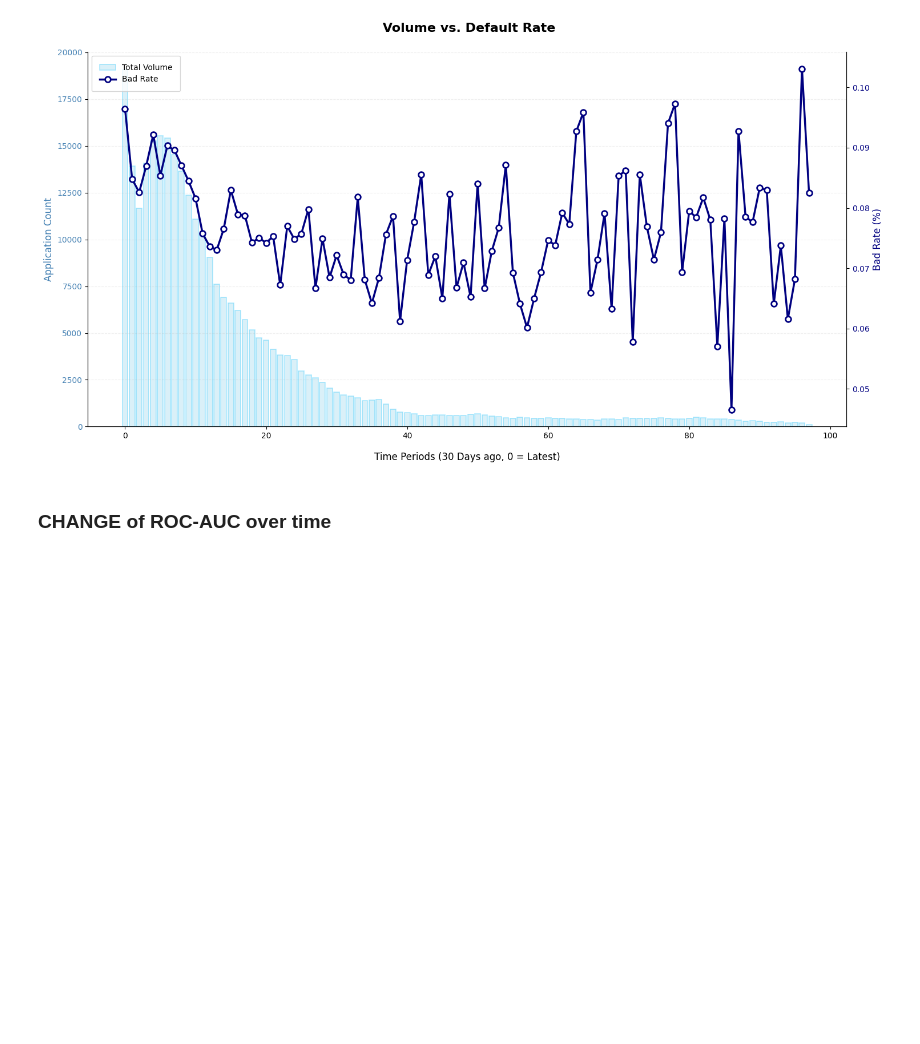
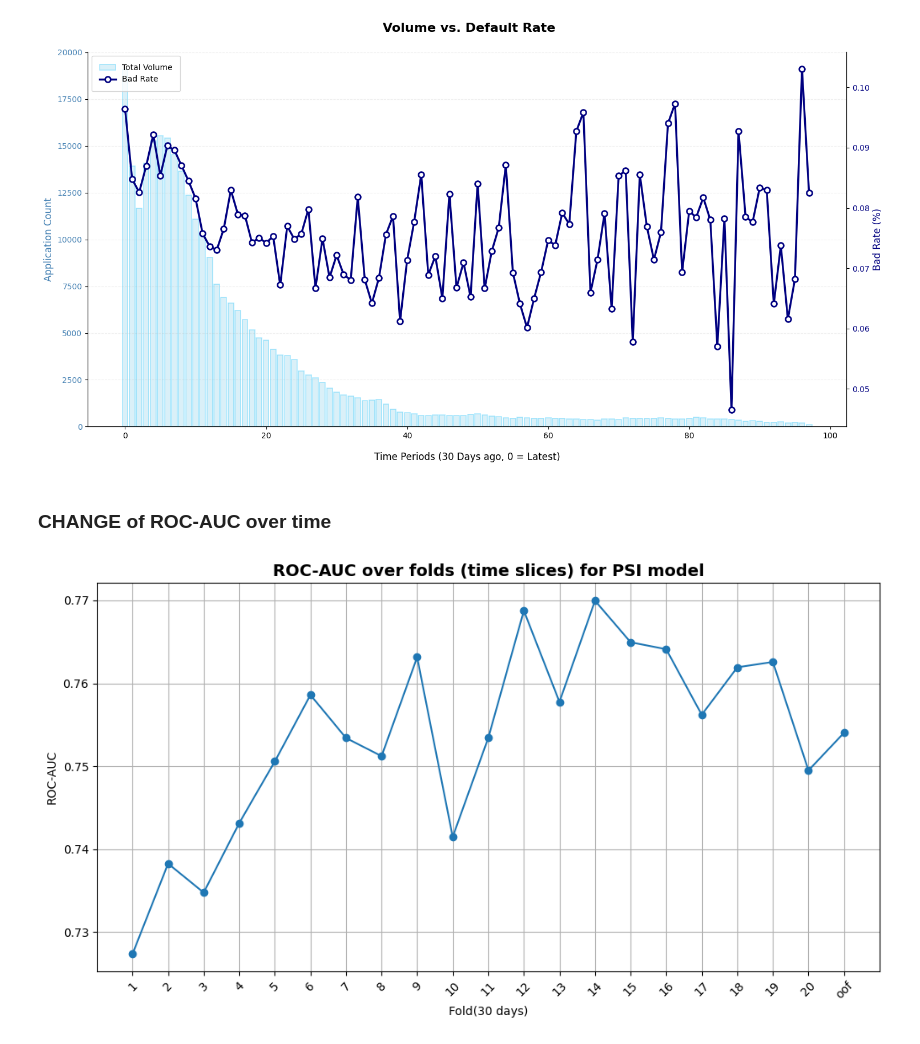
Before and after one commit to dilshodazamjonov/Feature-Selection-Research, a Jupyter notebook: Notebooks/analysis.ipynb, the cells around one changed output. Cells and saved outputs as stored; diff of their text form; code cells hidden in the pictures; blank space fills up the shorter version.

```diff
--- a/Notebooks/analysis.ipynb
+++ b/Notebooks/analysis.ipynb
@@ -90,3 +92,16 @@ plt.show()
 [figure]
 # %% [markdown]
 ### CHANGE of ROC-AUC over time
+# %%
+plot_data = pd.read_csv('../outputs/lr_mrmr_2026-04-06_15-59-25/results/evaluation_metrics_summary.csv')
+needed_data_for_plot = plot_data[['fold', 'auc', 'psi_model']]
+# %%
+plt.figure(figsize=(12, 6))
+plt.plot(needed_data_for_plot["fold"], needed_data_for_plot["auc"], marker='o', linestyle='-')
+plt.title("ROC-AUC over folds (time slices) for PSI model", fontsize=14, fontweight='bold')
+plt.xlabel("Fold(30 days)")
+plt.ylabel("ROC-AUC")
+plt.xticks(rotation=45)
+plt.grid(True)
+# %% [output]
+[figure, added]
```
Also changed, not shown: parts of 2 cells of this notebook.
